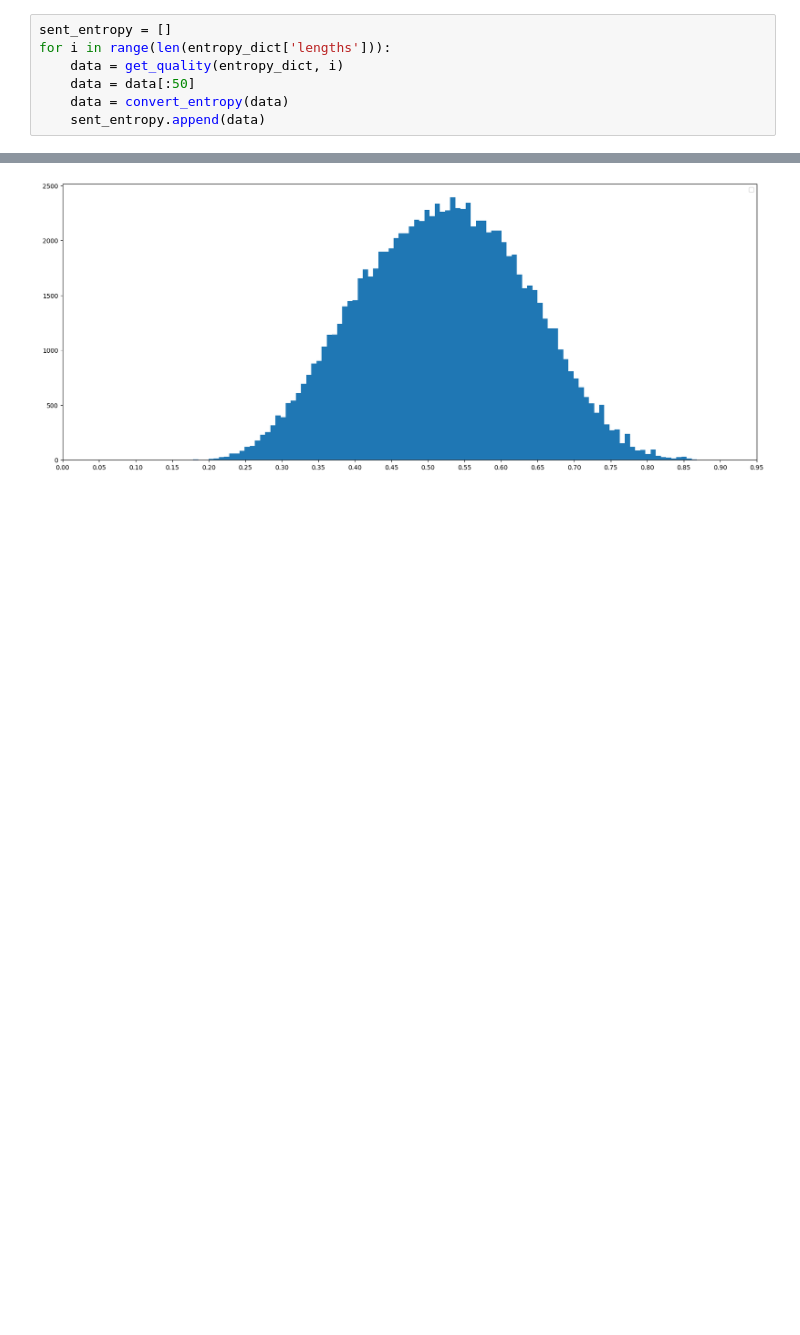
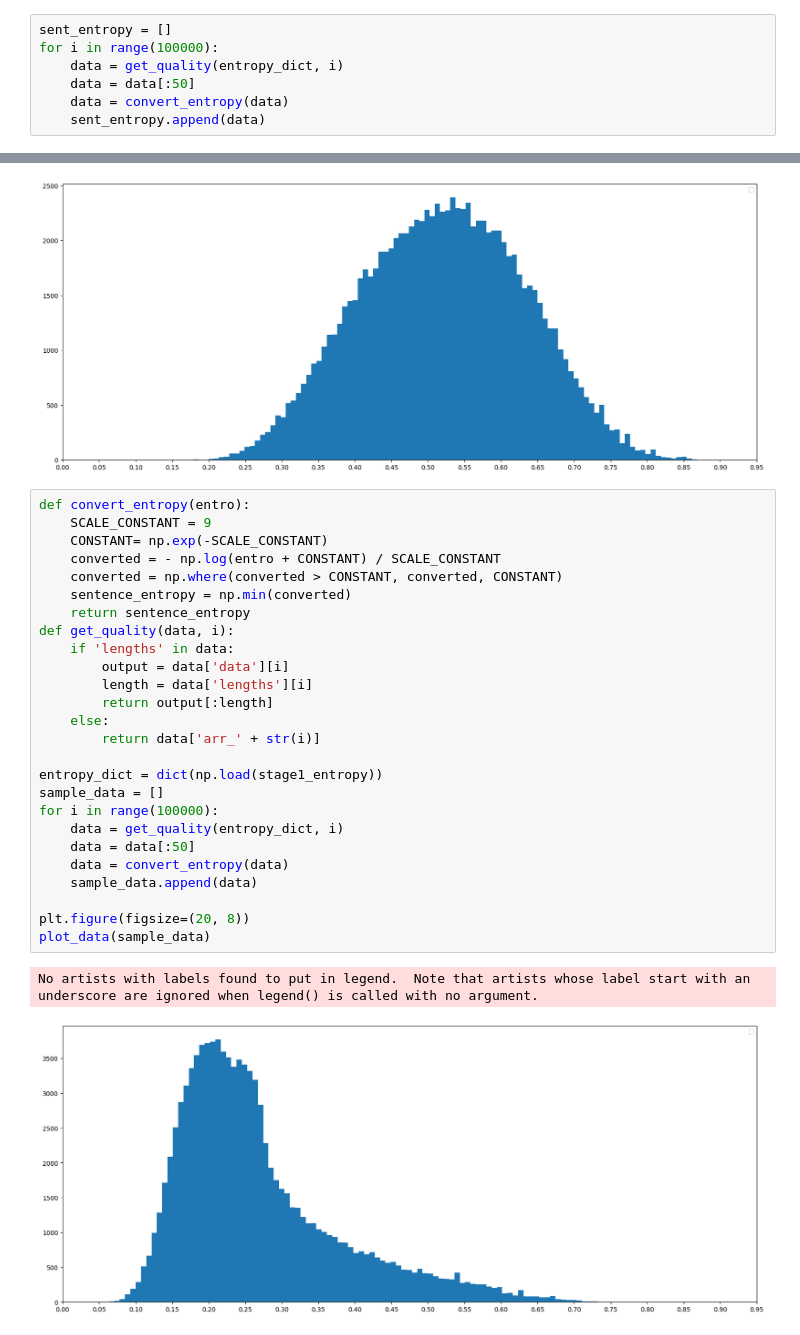
Before and after one commit to jiahaozhenbang/gector, a Jupyter notebook: utils/look_data.ipynb, the cells around one changed output, grey strips where cells are left out. Saved outputs shown, nothing was run; the diff lists cells and outputs as text; blank space fills up the shorter version.

```diff
--- a/utils/look_data.ipynb
+++ b/utils/look_data.ipynb
@@ -31,7 +29,7 @@ def get_quality(data, i):
 entropy_dict = dict(np.load(stage1_entropy))
 # %%
 sent_entropy = []
-for i in range(len(entropy_dict['lengths'])):
+for i in range(100000):
     data = get_quality(entropy_dict, i)
     data = data[:50]
     data = convert_entropy(data)
@@ -47,3 +45,32 @@ plot_data(sample_data)
 # %% [output]
 No artists with labels found to put in legend.  Note that artists whose label start with an underscore are ignored when legend() is called with no argument.
 [figure]
+# %%
+def convert_entropy(entro):
+    SCALE_CONSTANT = 9
+    CONSTANT= np.exp(-SCALE_CONSTANT)
+    converted = - np.log(entro + CONSTANT) / SCALE_CONSTANT
+    converted = np.where(converted > CONSTANT, converted, CONSTANT)
+    sentence_entropy = np.min(converted)
+    return sentence_entropy
+def get_quality(data, i):
+    if 'lengths' in data:
+        output = data['data'][i]
+        length = data['lengths'][i]
+        return output[:length]
+    else:
+        return data['arr_' + str(i)]
+
+entropy_dict = dict(np.load(stage1_entropy))
+sample_data = []
+for i in range(100000):
+    data = get_quality(entropy_dict, i)
+    data = data[:50]
+    data = convert_entropy(data)
+    sample_data.append(data)
+
+plt.figure(figsize=(20, 8))
+plot_data(sample_data)
+# %% [output]
+No artists with labels found to put in legend.  Note that artists whose label start with an underscore are ignored when legend() is called with no argument.
+[figure, added]
```
Also changed, not shown: parts of 9 cells of this notebook, 6 other files.
